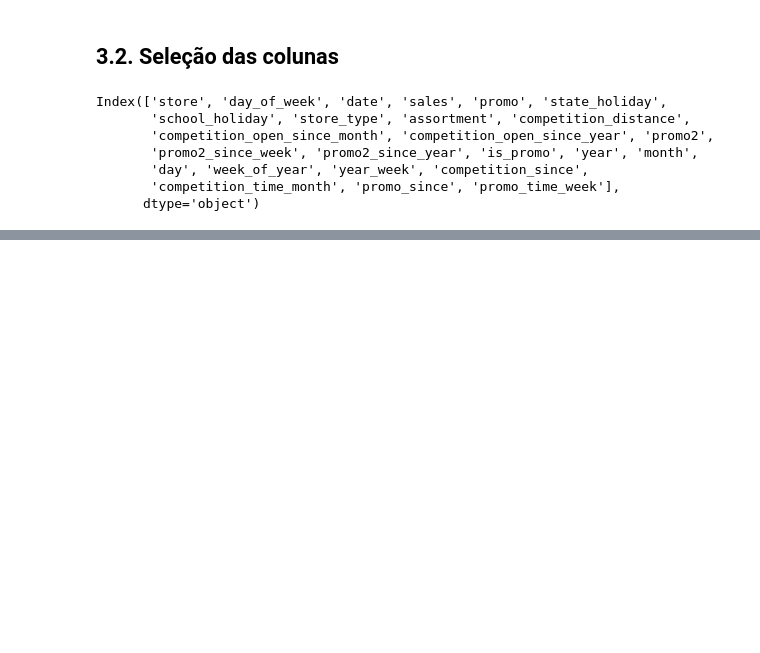
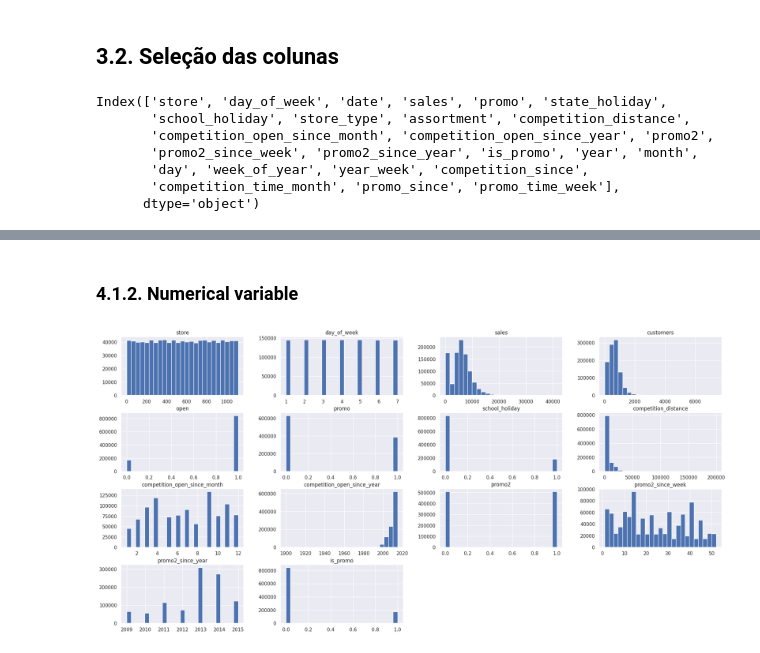
Before and after one commit to ThiagoBorges81/budget_estimation, a Jupyter notebook: notebooks/m04_v01_store_sales_prediction.ipynb, the cells around one changed output, grey strips where cells are left out. Drawn from its saved outputs; the diff is of its cells as text; code cells hidden in the pictures; blank space fills up the shorter version.

```diff
--- a/notebooks/m04_v01_store_sales_prediction.ipynb
+++ b/notebooks/m04_v01_store_sales_prediction.ipynb
@@ -367,0 +421,6 @@ Index(['store', 'day_of_week', 'date', 'sales', 'promo', 'state_holiday',
+# %% [markdown]
+### 4.1.2. Numerical variable
+# %%
+num_attributes.hist( bins=25);
+# %% [output]
+[figure, added]
```
Also changed, not shown: parts of 24 cells of this notebook.
